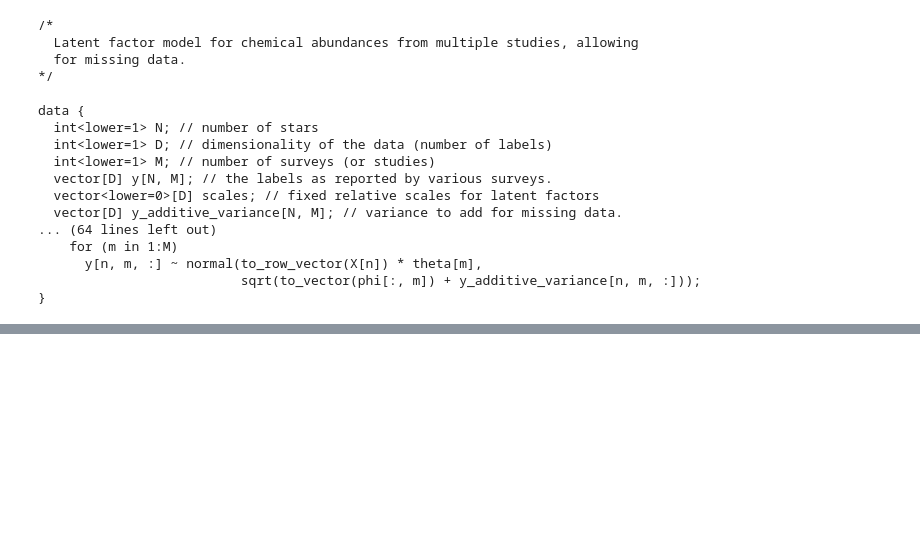
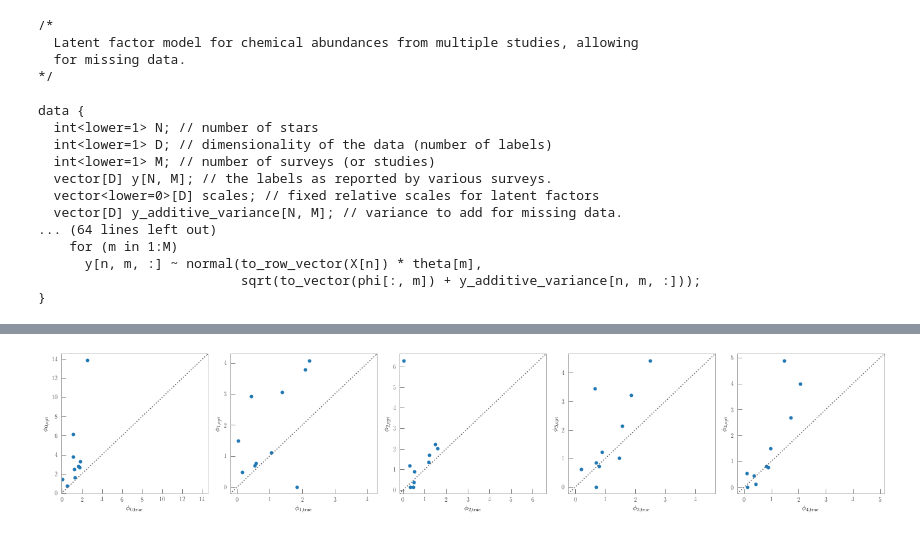
Before and after one commit to andycasey/uber-chemi-cal, a Jupyter notebook: toy-model-missing-data.ipynb, the cells around one changed output, grey strips where cells are left out. Saved outputs shown, nothing was run; the diff lists cells and outputs as text; code cells hidden in the pictures; blank space fills up the shorter version.

```diff
--- a/toy-model-missing-data.ipynb
+++ b/toy-model-missing-data.ipynb
@@ -14,8 +14,7 @@ np.random.seed(42)
 def generate_data(N, M, D, overlap_fraction=None, scales=None,
                   phi_scale=1, seed=None):
     """
-    Generate some toy data to play with. Here we assume all :math:`N` stars have
-    been observed by all :math:`M` surveys.
+    Generate some toy data to play with.
 
     :param N:
         The number of stars observed.
@@ -69,7 +68,7 @@ def generate_data(N, M, D, overlap_fraction=None, scales=None,
         scales,
         size=(N, D))
 
-    # TODO: Better way to randomly generate positive semi-definite covariance
+    # TODO: Think up better way to randomly generate positive definite covariance
     #       matrices that are *very* close to an identity matrix.
 
     # Use Cholesky decomposition to ensure the resulting covariance matrix is
@@ -95,7 +94,6 @@ def generate_data(N, M, D, overlap_fraction=None, scales=None,
     y += noise
 
 
-
     truths = dict(X=X, theta=theta, phi=phi, scales=scales, L=L, noise=noise)
 
     return (y, truths)
@@ -193,0 +192,17 @@ fig.tight_layout()
+# %%
+fig, axes = plt.subplots(1, D, figsize=(4 * D, 4))
+for d, ax in enumerate(axes):
+
+    x = truths["phi"].T[d]
+    y = p_opt["phi"][d]
+
+    ax.scatter(x, y)
+
+    ax.set_xlabel(r"$\phi_{{{0},\textrm{{true}}}}$".format(d))
+    ax.set_ylabel(r"$\phi_{{{0},\textrm{{opt}}}}$".format(d))
+
+    common_limits(ax, plot_one_to_one=True)
+
+fig.tight_layout()
+# %% [output]
+[figure, added]
```
Also changed, not shown: parts of 2 cells of this notebook.
